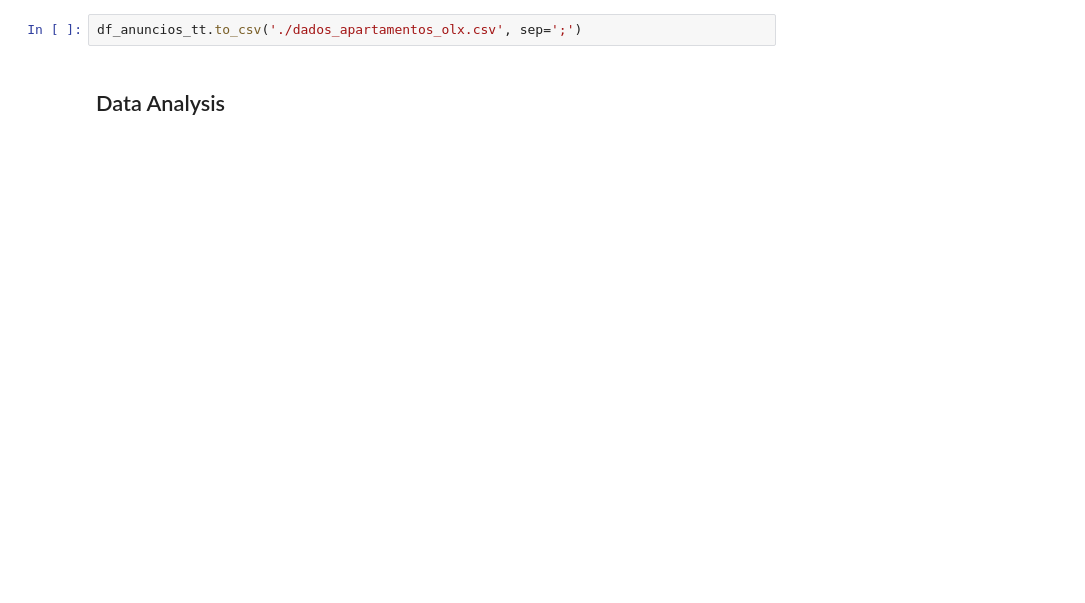
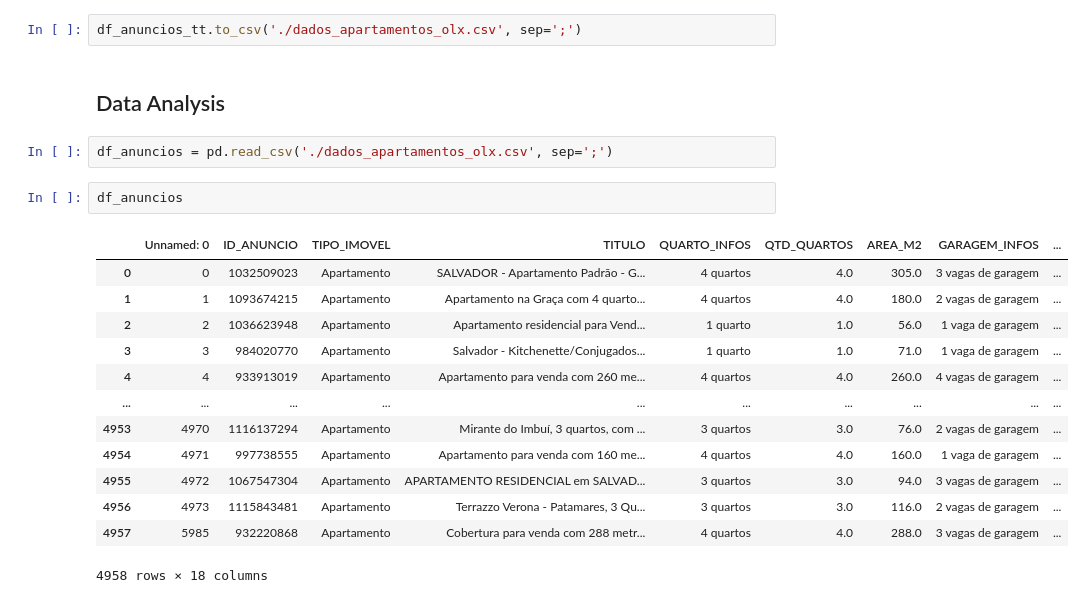
Before and after one commit to danrmoliv/apartment_prices_olx, a Jupyter notebook: precos_apartamentos.ipynb, the cells around one changed output. Saved outputs shown, nothing was run; the diff lists cells and outputs as text; blank space fills up the shorter version.

```diff
--- a/precos_apartamentos.ipynb
+++ b/precos_apartamentos.ipynb
@@ -201,3 +201,21 @@ df_anuncios_tt.describe()
 df_anuncios_tt.to_csv('./dados_apartamentos_olx.csv', sep=';')
 # %% [markdown]
 ## Data Analysis
+# %%
+df_anuncios = pd.read_csv('./dados_apartamentos_olx.csv', sep=';')
+# %%
+df_anuncios
+# %% [output]
+|  | Unnamed: 0 | ID_ANUNCIO | TIPO_IMOVEL | TITULO | QUARTO_INFOS | QTD_QUARTOS | AREA_M2 | GARAGEM_INFOS | ... |
+| 0 | 0 | 1032509023 | Apartamento | SALVADOR - Apartamento Padrão - G... | 4 quartos | 4.0 | 305.0 | 3 vagas de garagem | ... |
+| 1 | 1 | 1093674215 | Apartamento | Apartamento na Graça com 4 quarto... | 4 quartos | 4.0 | 180.0 | 2 vagas de garagem | ... |
+| 2 | 2 | 1036623948 | Apartamento | Apartamento residencial para Vend... | 1 quarto | 1.0 | 56.0 | 1 vaga de garagem | ... |
+| 3 | 3 | 984020770 | Apartamento | Salvador - Kitchenette/Conjugados... | 1 quarto | 1.0 | 71.0 | 1 vaga de garagem | ... |
+| 4 | 4 | 933913019 | Apartamento | Apartamento para venda com 260 me... | 4 quartos | 4.0 | 260.0 | 4 vagas de garagem | ... |
+| ... | ... | ... | ... | ... | ... | ... | ... | ... | ... |
+| 4953 | 4970 | 1116137294 | Apartamento | Mirante do Imbuí, 3 quartos, com ... | 3 quartos | 3.0 | 76.0 | 2 vagas de garagem | ... |
+| 4954 | 4971 | 997738555 | Apartamento | Apartamento para venda com 160 me... | 4 quartos | 4.0 | 160.0 | 1 vaga de garagem | ... |
+| 4955 | 4972 | 1067547304 | Apartamento | APARTAMENTO RESIDENCIAL em SALVAD... | 3 quartos | 3.0 | 94.0 | 3 vagas de garagem | ... |
+| 4956 | 4973 | 1115843481 | Apartamento | Terrazzo Verona - Patamares, 3 Qu... | 3 quartos | 3.0 | 116.0 | 2 vagas de garagem | ... |
+| 4957 | 5985 | 932220868 | Apartamento | Cobertura para venda com 288 metr... | 4 quartos | 4.0 | 288.0 | 3 vagas de garagem | ... |
+4958 rows × 18 columns
```
